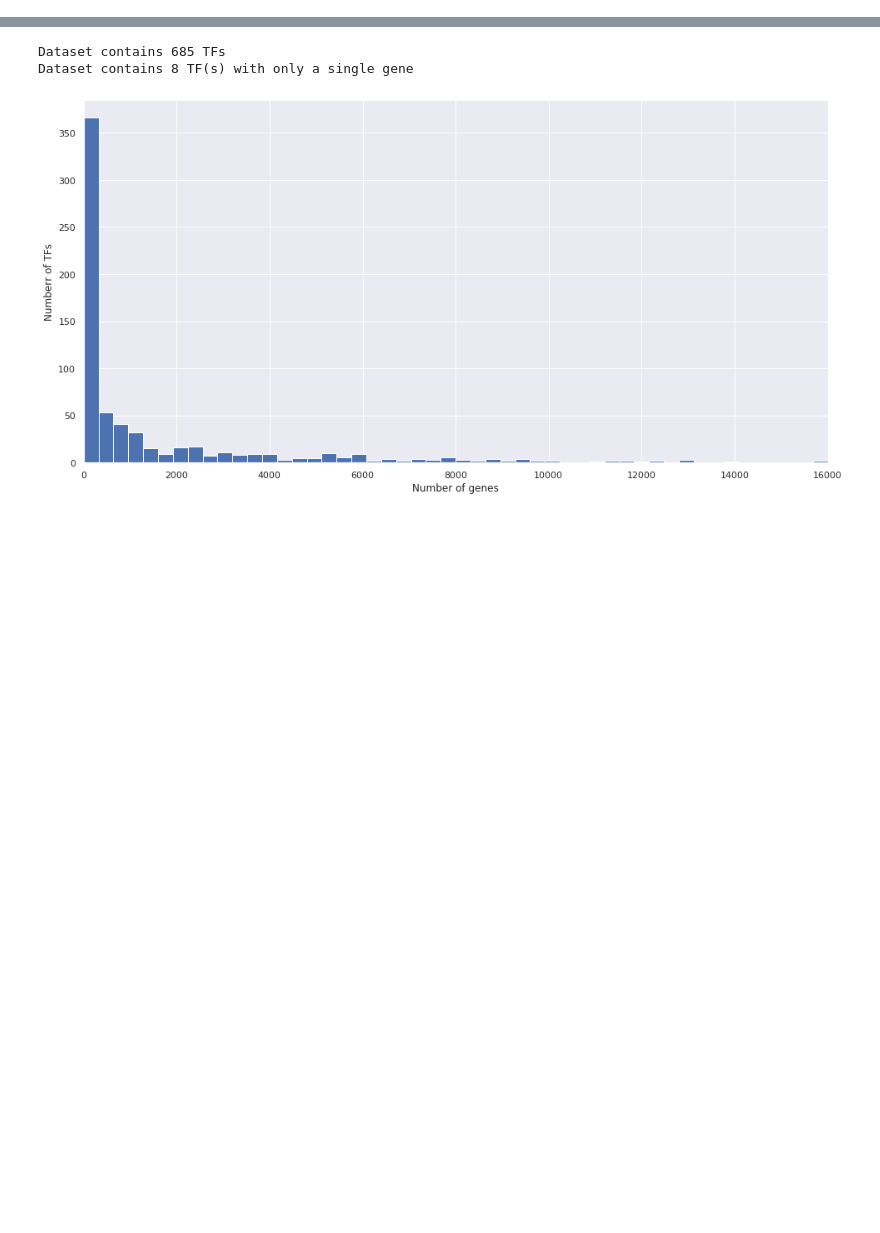
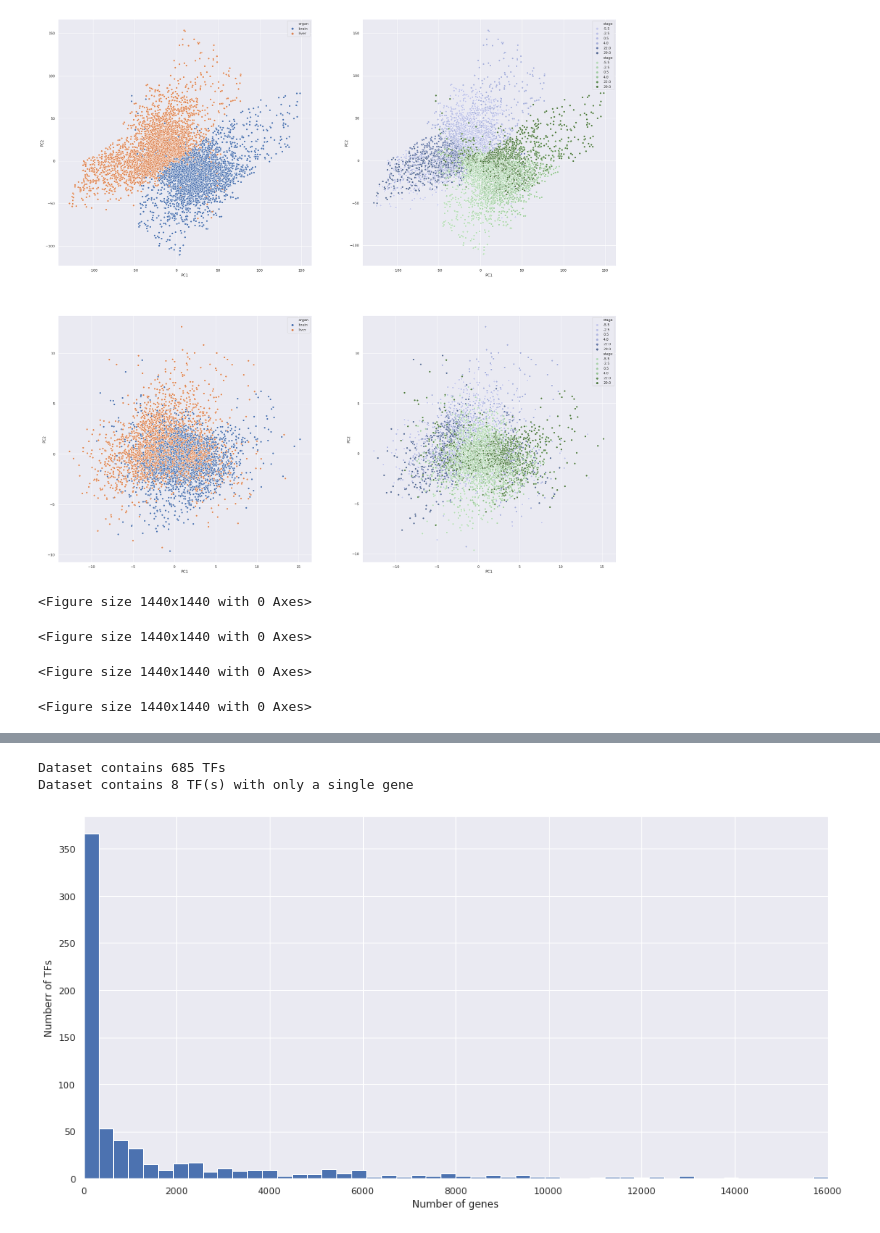
Before and after one commit to statisticalbiotechnology/translong, a Jupyter notebook: src/TF_PCA_Full.ipynb, the cells around one changed output, grey strips where cells are left out. Saved outputs shown, nothing was run; the diff lists cells and outputs as text; code cells hidden in the pictures; blank space fills up the shorter version.

```diff
--- a/src/TF_PCA_Full.ipynb
+++ b/src/TF_PCA_Full.ipynb
@@ -685 +765,9 @@ def checkdatacheck():
+# %%
+PCcheck(10,700,100)
+# %% [output]
+[figure, added]
+<Figure size 1440x1440 with 0 Axes>
+<Figure size 1440x1440 with 0 Axes>
+<Figure size 1440x1440 with 0 Axes>
+<Figure size 1440x1440 with 0 Axes>
 # %%
```
Also changed, not shown: parts of 8 cells of this notebook, 1 other file.
